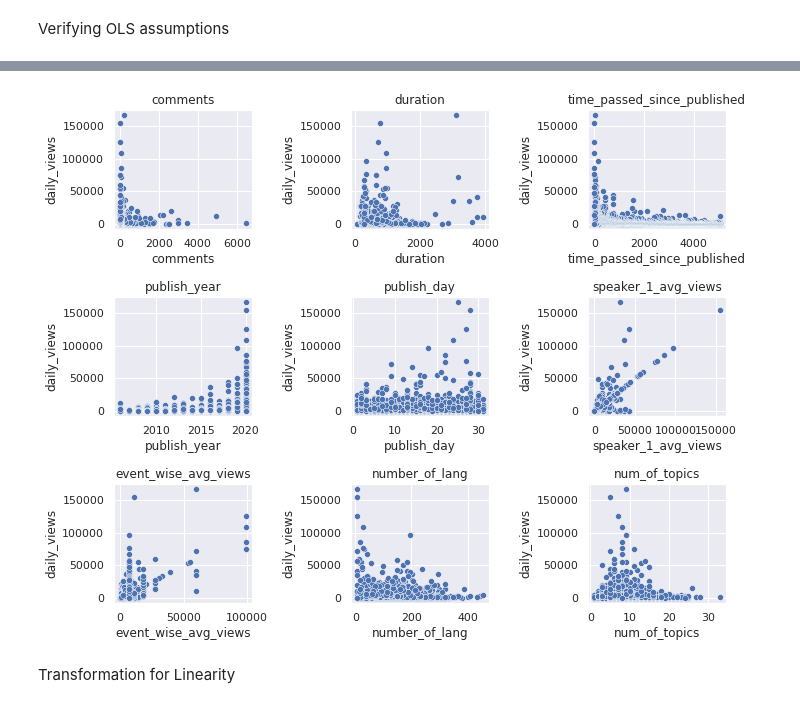
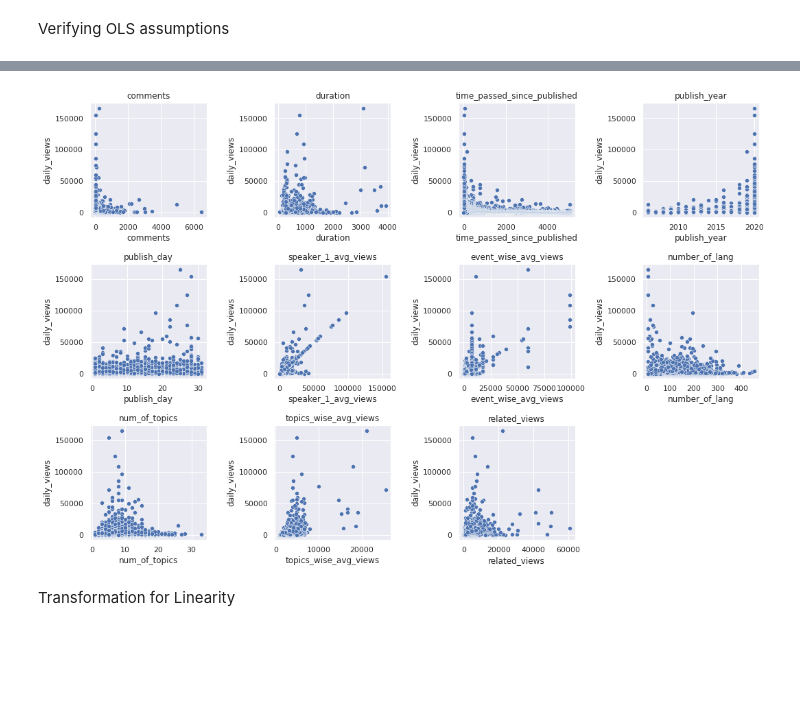
Before and after one commit to Rahul2661998/Capstone-Project-Ted-Talk-Views-Prediction-, a Jupyter notebook: Ted_Talk_Views_Predictions.ipynb, the cells around one changed output, grey strips where cells are left out. Drawn from its saved outputs; the diff is of its cells as text; code cells hidden in the pictures; blank space fills up the shorter version.

```diff
--- a/Ted_Talk_Views_Predictions.ipynb
+++ b/Ted_Talk_Views_Predictions.ipynb
@@ -469,49 +494,56 @@ Verifying OLS assumptions
 # %%
 # checking for Linearity
 
-fig = plt.figure(figsize=(10,8))
+fig = plt.figure(figsize=(15,10))
 
-plt.subplot(3,3,1)
+plt.subplot(3,4,1)
 plt.title("comments")
 sns.scatterplot(raw_data['comments'],raw_data['daily_views'])
 
-plt.subplot(3,3,2)
+plt.subplot(3,4,2)
 plt.title("duration")
 sns.scatterplot(raw_data['duration'],raw_data['daily_views'])
 
-plt.subplot(3,3,3)
+plt.subplot(3,4,3)
 plt.title("time_passed_since_published")
 sns.scatterplot(raw_data['time_passed_since_published'],raw_data['daily_views'])
 
-plt.subplot(3,3,4)
+plt.subplot(3,4,4)
 plt.title("publish_year")
 sns.scatterplot(raw_data['publish_year'],raw_data['daily_views'])
 
-plt.subplot(3,3,5)
+plt.subplot(3,4,5)
 plt.title("publish_day")
 sns.scatterplot(raw_data['publish_day'],raw_data['daily_views'])
 
-plt.subplot(3,3,6)
+plt.subplot(3,4,6)
 plt.title("speaker_1_avg_views")
 sns.scatterplot(raw_data['speaker_1_avg_views'],raw_data['daily_views'])
 
-plt.subplot(3,3,7)
+plt.subplot(3,4,7)
 plt.title("event_wise_avg_views")
 sns.scatterplot(raw_data['event_wise_avg_views'],raw_data['daily_views'])
 
-
-plt.subplot(3,3,8)
+plt.subplot(3,4,8)
 plt.title("number_of_lang")
 sns.scatterplot(raw_data['number_of_lang'],raw_data['daily_views'])
 
-plt.subplot(3,3,9)
+plt.subplot(3,4,9)
 plt.title("num_of_topics")
 sns.scatterplot(raw_data['num_of_topics'],raw_data['daily_views'])
 
+plt.subplot(3,4,10)
+plt.title("topics_wise_avg_views")
+sns.scatterplot(raw_data['topics_wise_avg_views'],raw_data['daily_views'])
+
+plt.subplot(3,4,11)
+plt.title("related_views")
+sns.scatterplot(raw_data['related_views'],raw_data['daily_views'])
+
 plt.tight_layout()
 plt.show()
 # %% [output]
-[figure, old version]
+[figure, new version]
 # %% [markdown]
 Transformation for Linearity
 # %%
```
Also changed, not shown: parts of 83 cells of this notebook.
